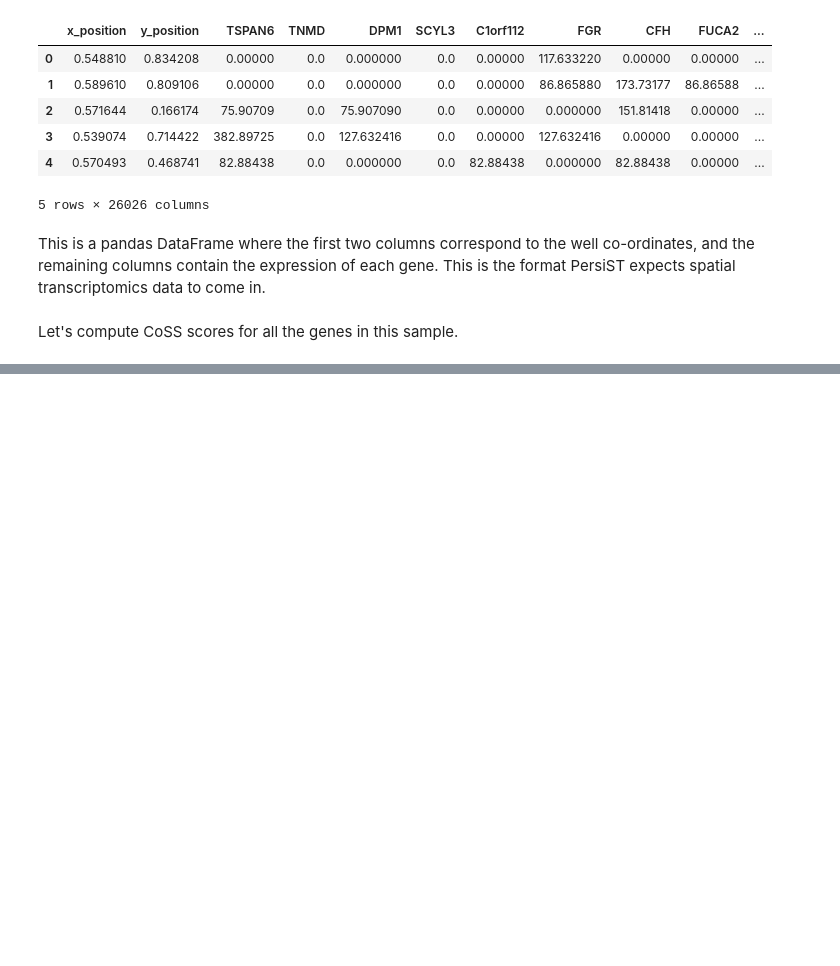
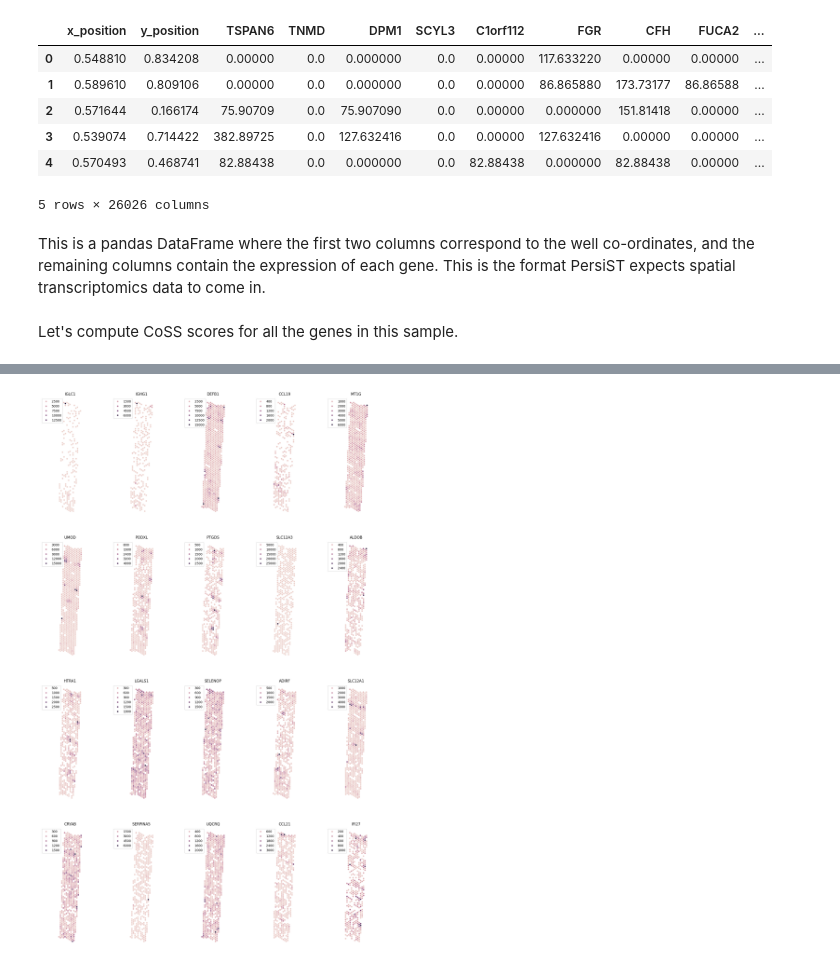
Before and after one commit to AstraZeneca/persist, a Jupyter notebook: README.ipynb, the cells around one changed output, grey strips where cells are left out. Cells and saved outputs as stored; diff of their text form; code cells hidden in the pictures; blank space fills up the shorter version.

```diff
--- a/README.ipynb
+++ b/README.ipynb
@@ -29,0 +32,3 @@ metrics, diagrams = run_persistence(df)
+# %%
+metrics = metrics.sort_values('CoSS', ascending=False)
+metrics.iloc[:10,:]
@@ -29,0 +47,5 @@ metrics, diagrams = run_persistence(df)
+# %%
+from plotting_utils import plot_many_genes
+plot_many_genes(df, list(metrics.gene)[:20])
+# %% [output]
+[figure, added]
```
Also changed, not shown: parts of 7 cells of this notebook, 1 other file.
